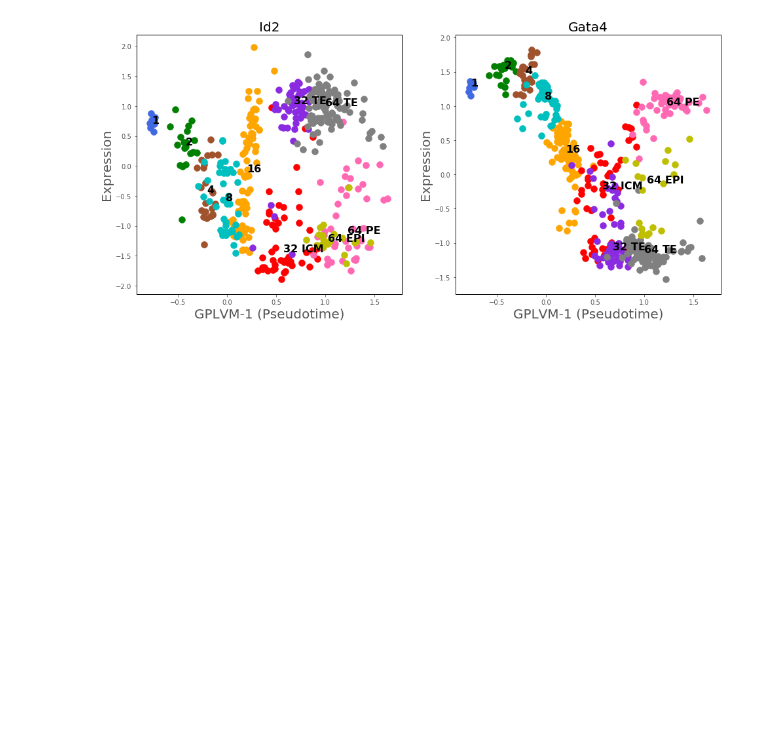
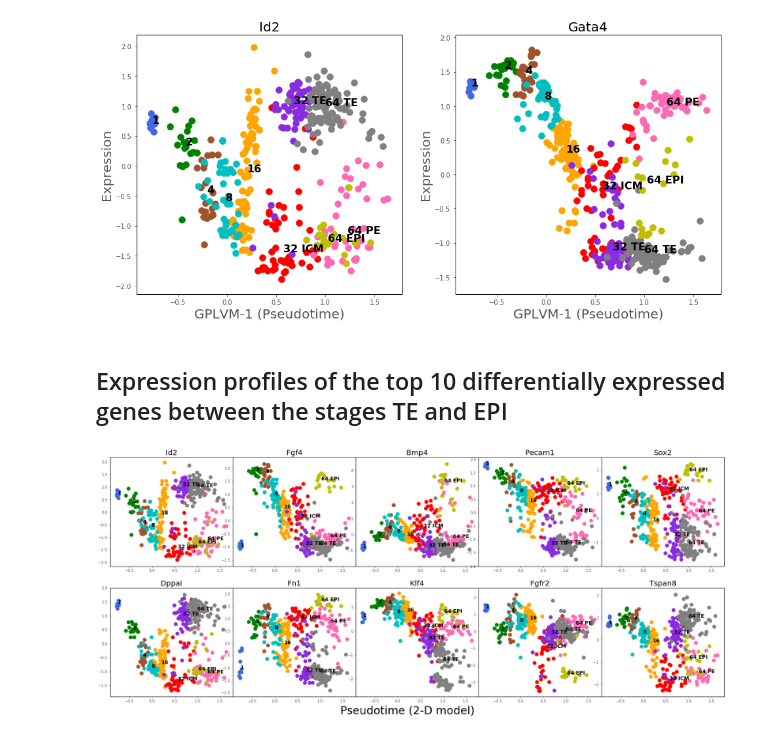
Before and after one commit to ManchesterBioinference/GrandPrix, a Jupyter notebook: Guo.ipynb, the cells around one changed output. Cells and saved outputs as stored; diff of their text form; code cells hidden in the pictures; blank space fills up the shorter version.

Commit message:
guo-marker gene expression

```diff
--- a/Guo.ipynb
+++ b/Guo.ipynb
@@ -139,3 +139,18 @@ plt.subplot(2, 2, 2)
 plot_XY(X_wp[:,0], -Y['Gata4'], 'Gata4', Y.index, ylabel='Expression')
 # %% [output]
 [figure]
+# %% [markdown]
+##  Expression profiles of the top 10 differentially expressed genes between the stages TE and EPI
+# %%
+genes_TE_EPI = ['Id2', 'Fgf4', 'Bmp4', 'Pecam1', 'Sox2', 'DppaI', 'Fn1', 'Klf4', 'Fgfr2', 'Tspan8']
+fig, ax = plt.subplots(nrows=2, ncols=5, sharex=True, sharey=True, figsize=(30, 12))
+fig.subplots_adjust(wspace=0)
+fig.text(0.5, 0.08, 'Pseudotime (2-D model)', ha='center', va='center', fontsize=30)
+g = 0
+for row in ax:
+    for col in row:
+        plt.subplot(2, 5, g + 1)
+        plot_XY(X_wp[:,0], -Y[genes_TE_EPI[g]], genes_TE_EPI[g], Y.index, xlabel='', ylabel='')
+        g = g + 1
+# %% [output]
+[figure, added]
```
Also changed, not shown: parts of 4 cells of this notebook, 1 other file.
